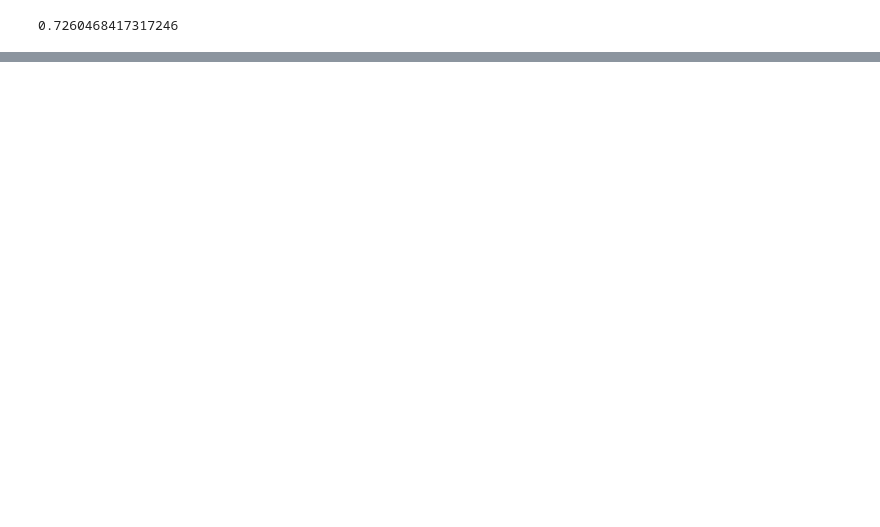
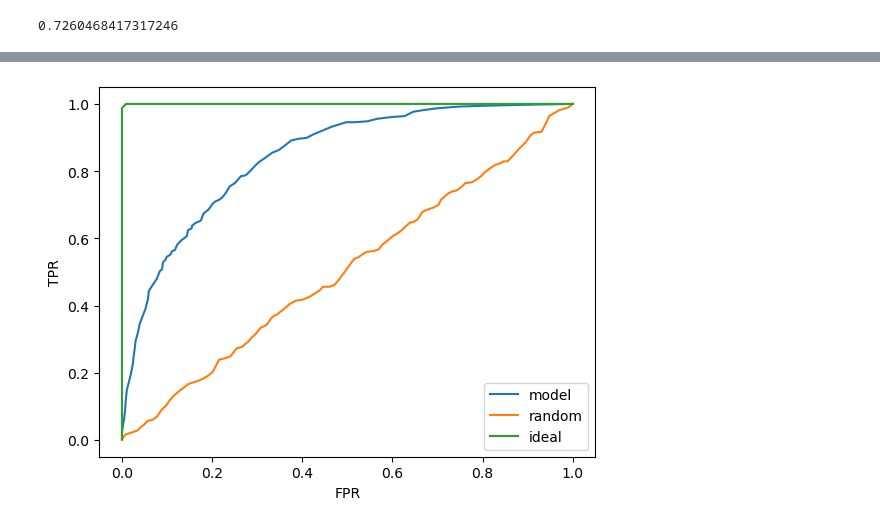
Before and after one commit to SiamakMushakhian/MLOps, a Jupyter notebook: 06. Telco Customer Churn Classification Project and Evaluation.ipynb, the cells around one changed output, grey strips where cells are left out. Drawn from its saved outputs; the diff is of its cells as text; code cells hidden in the pictures; blank space fills up the shorter version.

```diff
--- a/06. Telco Customer Churn Classification Project and Evaluation.ipynb
+++ b/06. Telco Customer Churn Classification Project and Evaluation.ipynb
@@ -571,0 +569,4 @@ y_test[10]
+# %%
+num_neg = (y_val == 0).sum()
+num_pos = (y_val == 1).sum()
+num_neg, num_pos
@@ -571,0 +575,3 @@ y_test[10]
+# %%
+y_ideal = np.repeat([0, 1], [num_neg, num_pos])
+y_ideal
@@ -571,0 +580,2 @@ y_test[10]
+# %%
+y_ideal_pred = np.linspace(0, 1, len(y_val))
@@ -571,0 +590,2 @@ y_test[10]
+# %%
+df_ideal = tpr_fpr_dataframe(y_ideal, y_ideal_pred)
@@ -571,0 +621,10 @@ y_test[10]
+# %%
+plt.plot(df_scores['fpr'], df_scores['tpr'], label='model')
+plt.plot(df_random['fpr'], df_random['tpr'], label='random')
+plt.plot(df_ideal['fpr'], df_ideal['tpr'], label='ideal')
+plt.xlabel('FPR')
+plt.ylabel('TPR')
+plt.legend()
+plt.show()
+# %% [output]
+[figure, added]
```
Also changed, not shown: parts of 116 cells of this notebook.
